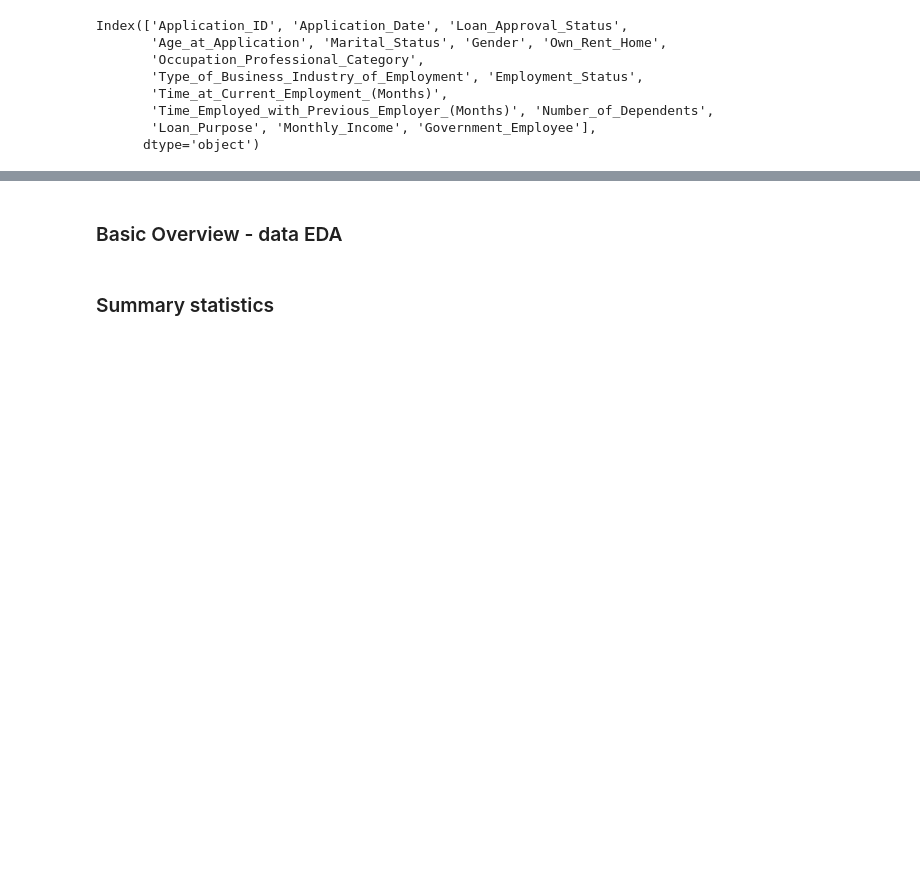
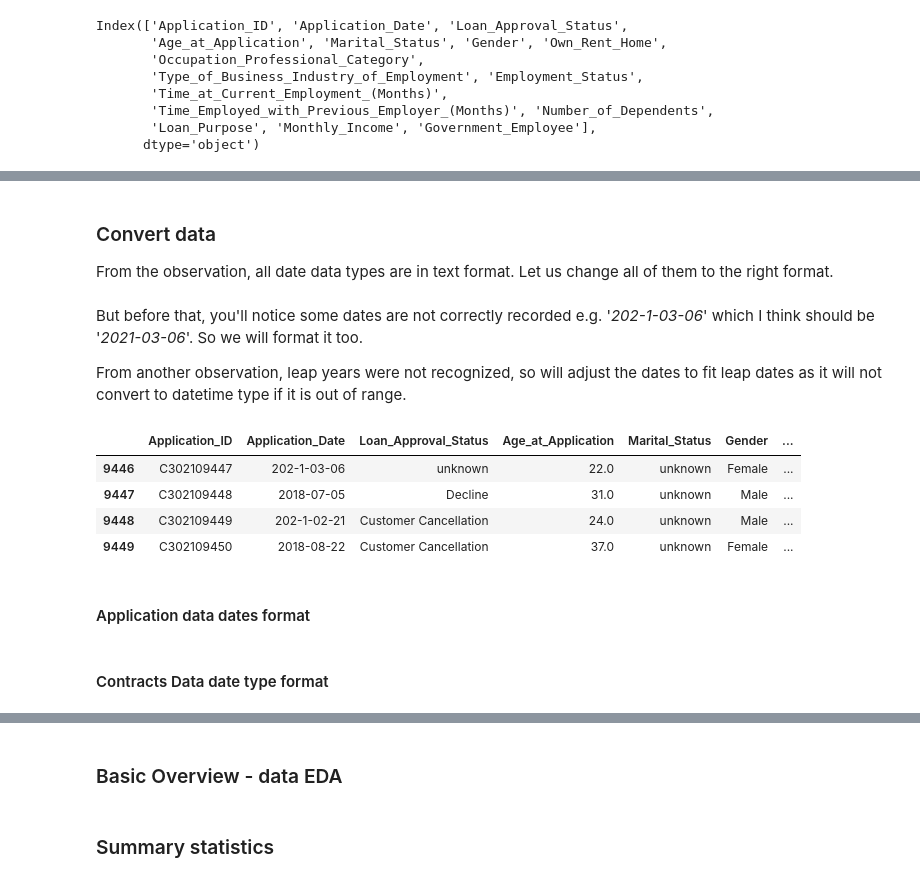
Before and after one commit to Cheptoi-Millicent/DSF-PT08P5-GROUP6-CAPSTONE-PROJECT, a Jupyter notebook: index.ipynb, the cells around one changed output, grey strips where cells are left out. Saved outputs shown, nothing was run; the diff lists cells and outputs as text; code cells hidden in the pictures; blank space fills up the shorter version.

```diff
--- a/index.ipynb
+++ b/index.ipynb
@@ -100,7 +100,7 @@ import re
 ### Application Data
 # %%
 # Load data
-app_data = pd.read_csv("../creditdata/1. ApplicationData.csv")
+app_data = pd.read_csv("./data/1. ApplicationData.csv")
 
 # Check 2 top rows
 app_data.head(2)
@@ -436,0 +491,8 @@ rel_app_data = app_data[["Loan_Approval_Status", "Monthly_Income", "Number_of_De
+# %%
+# get numerical columns
+numerical_cols = get_numerical_columns(app_data)
+# print(numerical_cols)
+
+# Replace all numerical columns with median
+for col in numerical_cols:
+    app_data[col].fillna(app_data[col].median(), inplace=True)
@@ -436,0 +501,10 @@ rel_app_data = app_data[["Loan_Approval_Status", "Monthly_Income", "Number_of_De
+# %%
+# Get categorical columns without the primary keys - Application_ID
+categorical_cols = ['Loan_Approval_Status', 'Marital_Status', 'Own_Rent_Home',
+                    'Occupation_Professional_Category',
+                    'Type_of_Business_Industry_of_Employment', 'Employment_Status',
+                    'Loan_Purpose', 'Government_Employee']
+
+for cat_col in categorical_cols:
+    # app_data[cat_col].fillna(app_data["Application ID"].mode()[0], inplace=True)
+    app_data[cat_col].fillna("unknown", inplace=True)
@@ -436,0 +518,3 @@ rel_app_data = app_data[["Loan_Approval_Status", "Monthly_Income", "Number_of_De
+# %%
+# Replace Null values with Other
+app_data["Gender"].fillna("Other", inplace=True)
@@ -436,0 +756,17 @@ rel_app_data = app_data[["Loan_Approval_Status", "Monthly_Income", "Number_of_De
+# %% [markdown]
+### Convert data
+
+From the observation, all date data types are in text format. Let us change all of them to the right format.
+# %% [markdown]
+But before that, you'll notice some dates are not correctly recorded e.g. '*202-1-03-06*' which I think should be '*2021-03-06*'. So we will format it too.
+
+From another observation, leap years were not recognized, so will adjust the dates to fit leap dates as it will not convert to datetime type if it is out of range.
+# %%
+# an example
+app_data[9446:9450]
+# %% [output]
+|  | Application_ID | Application_Date | Loan_Approval_Status | Age_at_Application | Marital_Status | Gender | ... |
+| 9446 | C302109447 | 202-1-03-06 | unknown | 22.0 | unknown | Female | ... |
+| 9447 | C302109448 | 2018-07-05 | Decline | 31.0 | unknown | Male | ... |
+| 9448 | C302109449 | 202-1-02-21 | Customer Cancellation | 24.0 | unknown | Male | ... |
+| 9449 | C302109450 | 2018-08-22 | Customer Cancellation | 37.0 | unknown | Female | ... |
@@ -436,0 +776,2 @@ rel_app_data = app_data[["Loan_Approval_Status", "Monthly_Income", "Number_of_De
+# %% [markdown]
+#### Application data dates format
@@ -436,0 +787,2 @@ rel_app_data = app_data[["Loan_Approval_Status", "Monthly_Income", "Number_of_De
+# %% [markdown]
+#### Contracts Data  date type format
```
Also changed, not shown: parts of 101 cells of this notebook.
